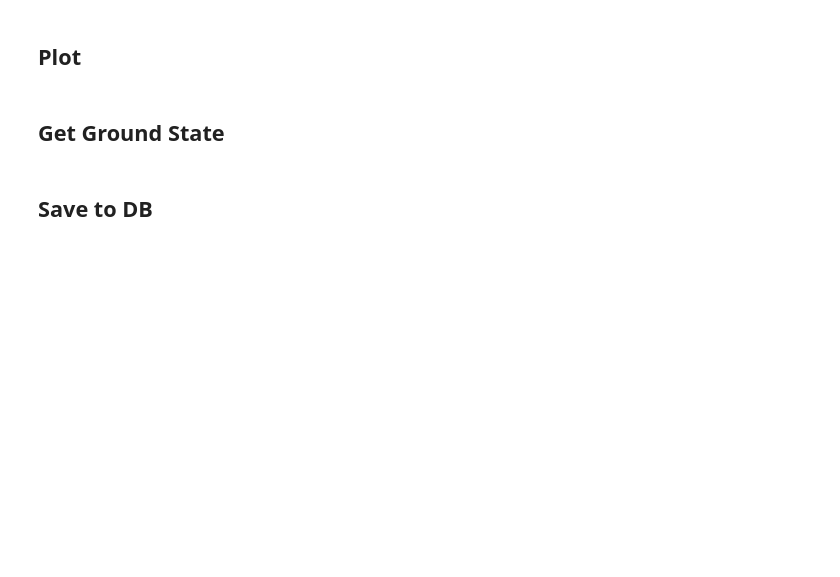
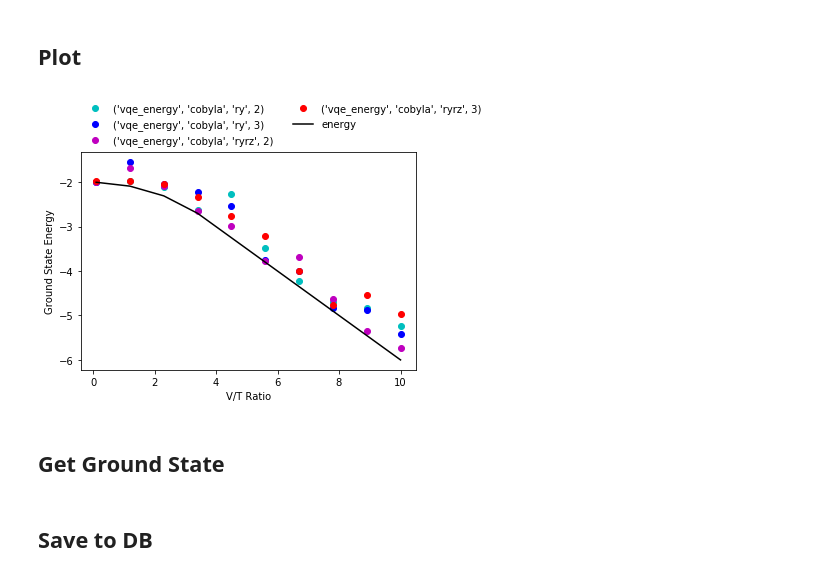
Before and after one commit to aaita92/Hubbard_model, a Jupyter notebook: hubbard-vqe.ipynb, the cells around one changed output. Saved outputs shown, nothing was run; the diff lists cells and outputs as text; code cells hidden in the pictures; blank space fills up the shorter version.

```diff
--- a/hubbard-vqe.ipynb
+++ b/hubbard-vqe.ipynb
@@ -48,7 +48,7 @@ Initialization done
 ## Initialization parameters
 # %%
 BK = 1
-nShots = 8192
+nShots = 12288
 qbts = 4
 michele = 0
 
@@ -118,9 +118,10 @@ ratios = np.linspace(0.1, 10, 10)
 
 var_combo = {
         "ratio": ratios.tolist(),
-        "optimizer": ["spsa"],
-        "variational_form" : ["ry"],
-        "var_depth": [2,3,4]
+        "optimizer": ["cobyla"],
+        "variational_form" : ["ry","ryrz"],
+        "var_depth": [2,3]
 }
 
-ratios
+# Calculate all possibilities
+all_poss_opt = list(itertools.product(*(list(var_combo.values()))))
@@ -218,16 +214,16 @@ for ratio in var_combo["ratio"]:
     exact_json = {}
     exact_json["ratio"] = ratio
 
-    H = (ratio/2)*X.tensor(X).tensor(Id).tensor(Id)+\
-        (ratio/2)*Y.tensor(Y).tensor(Id).tensor(Id)+\
-        (ratio/2)*Id.tensor(Id).tensor(X).tensor(X)+\
-        (ratio/2)*Id.tensor(Id).tensor(Y).tensor(Y)+\
-        (1/4)*Z.tensor(Id).tensor(Id).tensor(Z)+\
-        (1/4)*Id.tensor(Z).tensor(Z).tensor(Id)+\
-        (1/4)*Z.tensor(Id).tensor(Id).tensor(Id)+\
-        (1/4)*Id.tensor(Z).tensor(Id).tensor(Id)+\
-        (1/4)*Id.tensor(Id).tensor(Z).tensor(Id)+\
-        (1/4)*Id.tensor(Id).tensor(Id).tensor(Z)
+    H = (1/2)*X.tensor(X).tensor(Id).tensor(Id)+\
+        (1/2)*Y.tensor(Y).tensor(Id).tensor(Id)+\
+        (1/2)*Id.tensor(Id).tensor(X).tensor(X)+\
+        (1/2)*Id.tensor(Id).tensor(Y).tensor(Y)+\
+        (ratio/4)*Z.tensor(Id).tensor(Id).tensor(Z)+\
+        (ratio/4)*Id.tensor(Z).tensor(Z).tensor(Id)+\
+        (ratio/4)*Z.tensor(Id).tensor(Id).tensor(Id)+\
+        (ratio/4)*Id.tensor(Z).tensor(Id).tensor(Id)+\
+        (ratio/4)*Id.tensor(Id).tensor(Z).tensor(Id)+\
+        (ratio/4)*Id.tensor(Id).tensor(Id).tensor(Z)
 
     # Extract eig
     E,P = linalg.eig(H.data)
@@ -274,19 +283,21 @@ table
 # %% [markdown]
 ## Plot
 # %%
-styles = ['co','b^','mo','k-']
+styles = ['co','bo','mo','ro','k-']
 
 fig, ax = plt.subplots()
 for col, style in zip(table.columns, styles): table[col].plot(style=style, ax=ax)
 
 ax.legend(table.columns,loc='lower left', bbox_to_anchor= (0.0, 1.01), ncol=2, borderaxespad=0, frameon=False)
 
 #plt.legend(table.columns,loc='best')
-ax.set(xlabel='T/V Ratio', ylabel='Ground State Energy', title='')
-plt.ylim([-2.25,-2.0])
-plt.xlim([0.25,2.25])
+ax.set(xlabel='V/T Ratio', ylabel='Ground State Energy', title='')
+#plt.ylim([-2.25,-2.0])
+#plt.xlim([0.25,2.25])
 
 plt.savefig('plot.png', dpi=1000, bbox_inches='tight')
+# %% [output]
+[figure, added]
 # %% [markdown]
 ## Get Ground State
 # %%
```
Also changed, not shown: parts of 5 cells of this notebook, 2 other files.
